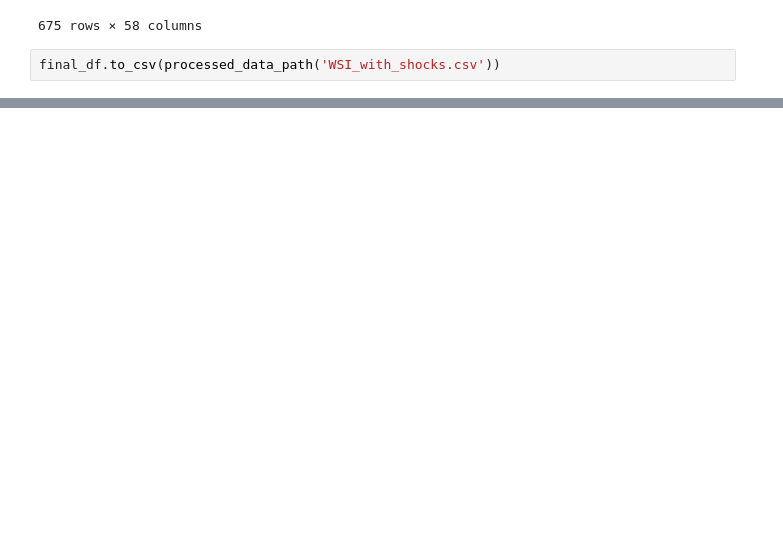
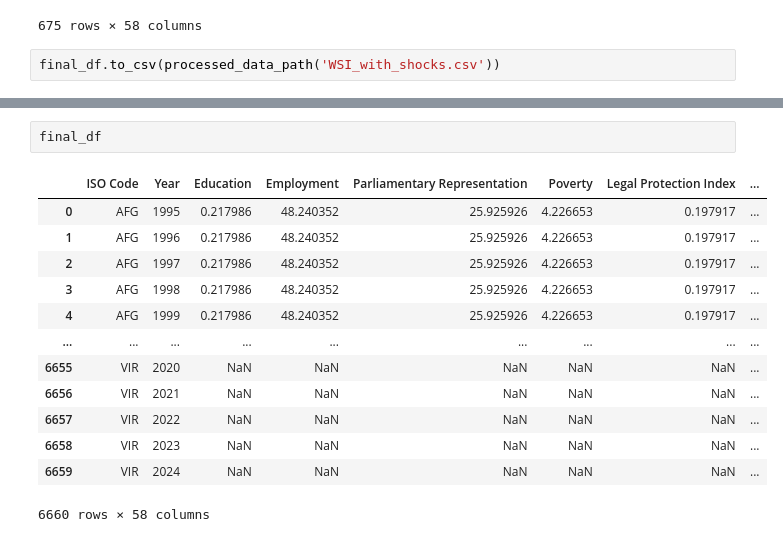
Before and after one commit to KatieBuc/WSI, a Jupyter notebook: notebooks/shocks.ipynb, the cells around one changed output, grey strips where cells are left out. Saved outputs shown, nothing was run; the diff lists cells and outputs as text; blank space fills up the shorter version.

```diff
--- a/notebooks/shocks.ipynb
+++ b/notebooks/shocks.ipynb
@@ -56,0 +86,16 @@ final_df.to_csv(processed_data_path('WSI_with_shocks.csv'))
+# %%
+final_df
+# %% [output]
+|  | ISO Code | Year | Education | Employment | Parliamentary Representation | Poverty | Legal Protection Index | ... |
+| 0 | AFG | 1995 | 0.217986 | 48.240352 | 25.925926 | 4.226653 | 0.197917 | ... |
+| 1 | AFG | 1996 | 0.217986 | 48.240352 | 25.925926 | 4.226653 | 0.197917 | ... |
+| 2 | AFG | 1997 | 0.217986 | 48.240352 | 25.925926 | 4.226653 | 0.197917 | ... |
+| 3 | AFG | 1998 | 0.217986 | 48.240352 | 25.925926 | 4.226653 | 0.197917 | ... |
+| 4 | AFG | 1999 | 0.217986 | 48.240352 | 25.925926 | 4.226653 | 0.197917 | ... |
+| ... | ... | ... | ... | ... | ... | ... | ... | ... |
+| 6655 | VIR | 2020 | NaN | NaN | NaN | NaN | NaN | ... |
+| 6656 | VIR | 2021 | NaN | NaN | NaN | NaN | NaN | ... |
+| 6657 | VIR | 2022 | NaN | NaN | NaN | NaN | NaN | ... |
+| 6658 | VIR | 2023 | NaN | NaN | NaN | NaN | NaN | ... |
+| 6659 | VIR | 2024 | NaN | NaN | NaN | NaN | NaN | ... |
+6660 rows × 58 columns
```
Also changed, not shown: parts of 6 cells of this notebook, 1 other file.
